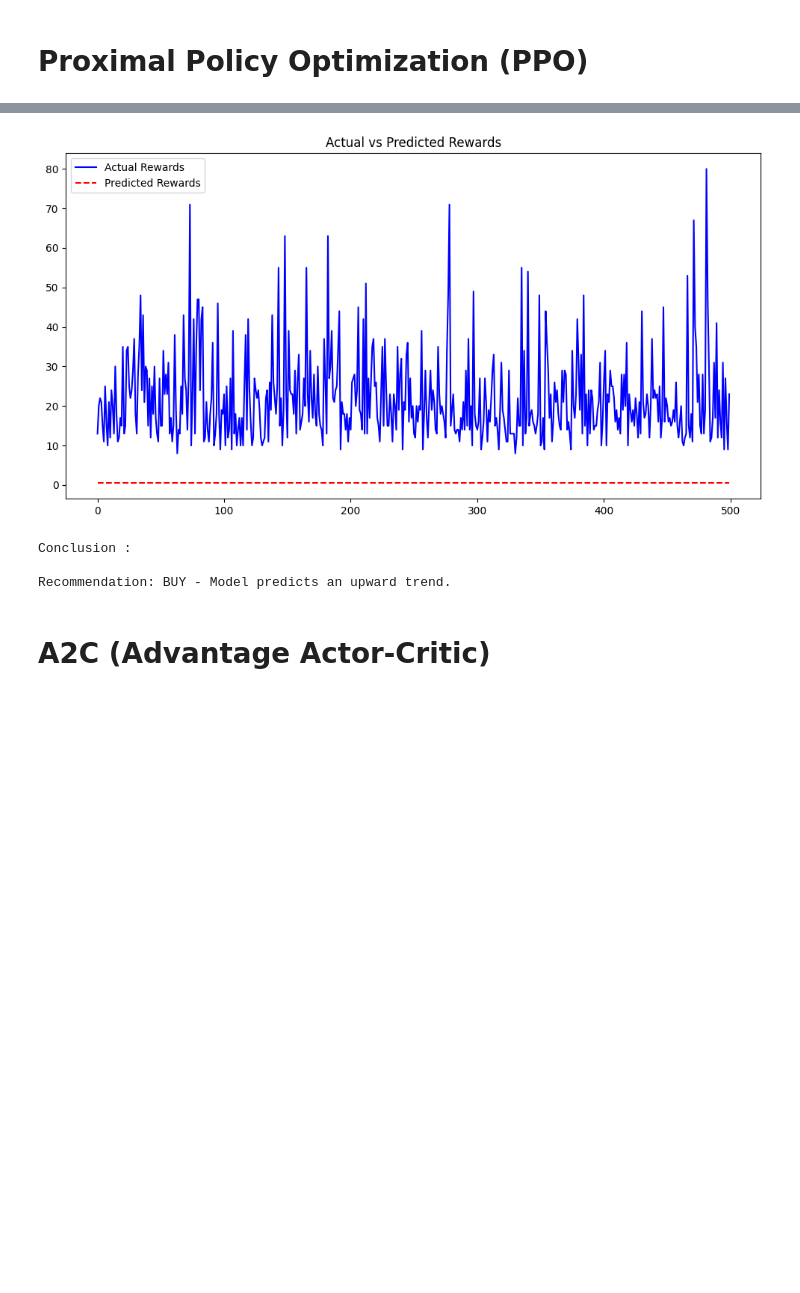
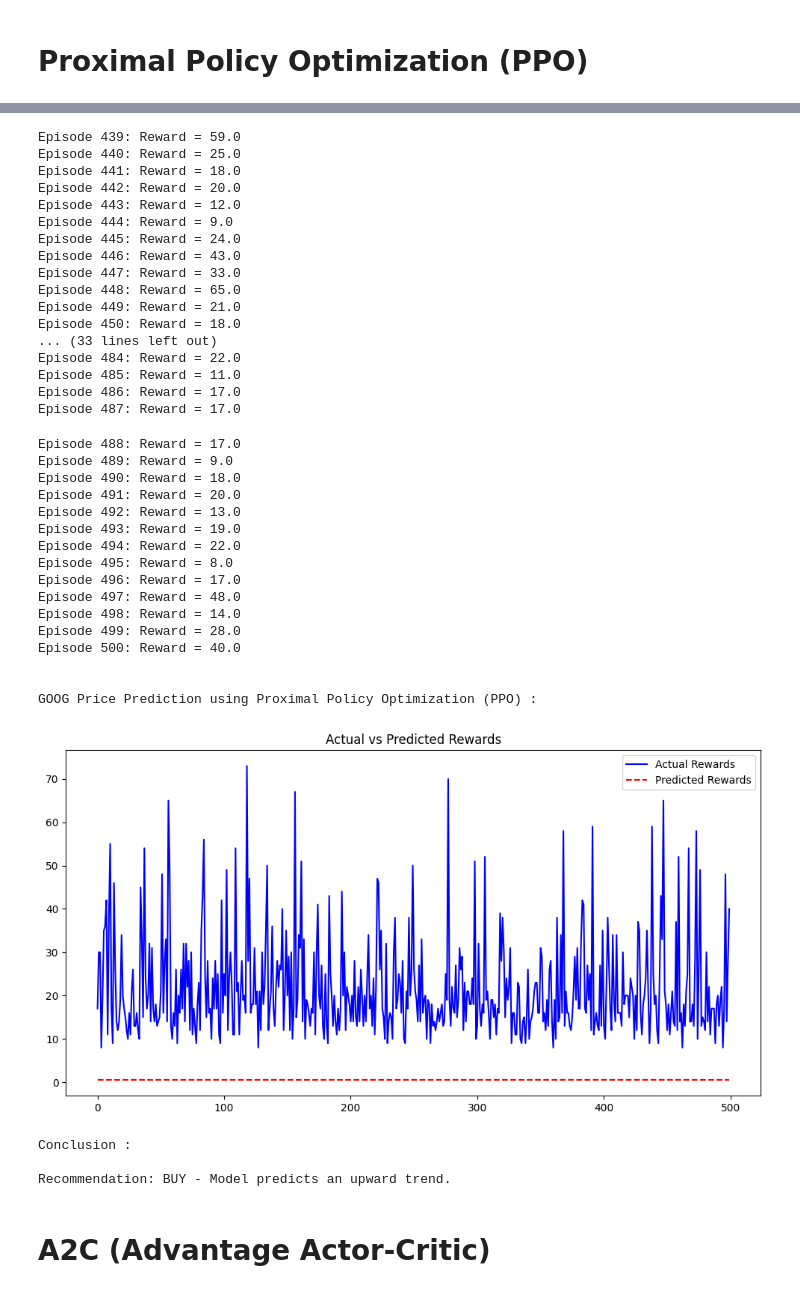
Before and after one commit to Hello-Kitty-1311/Stock-Analysis-V1, a Jupyter notebook: code.ipynb, the cells around one changed output, grey strips where cells are left out. Saved outputs shown, nothing was run; the diff lists cells and outputs as text; code cells hidden in the pictures; blank space fills up the shorter version.

```diff
--- a/code.ipynb
+++ b/code.ipynb
@@ -1491,6 +1491,10 @@ Prediction suggests SELL for GOOG.
 # %% [markdown]
 # Proximal Policy Optimization (PPO)
 # %%
+import numpy as np
+if not hasattr(np, 'bool8'):
+    np.bool8 = np.bool_
+
 class PolicyNetwork(nn.Module):
     def __init__(self, input_dim, output_dim):
         super(PolicyNetwork, self).__init__()
@@ -1627,7 +1767,40 @@ GOOG Price Prediction using Proximal Policy Optimization (PPO) :
+Episode 439: Reward = 59.0
+Episode 440: Reward = 25.0
+Episode 441: Reward = 18.0
+Episode 442: Reward = 20.0
+Episode 443: Reward = 12.0
+Episode 444: Reward = 9.0
+Episode 445: Reward = 24.0
+Episode 446: Reward = 43.0
+Episode 447: Reward = 33.0
+Episode 448: Reward = 65.0
+Episode 449: Reward = 21.0
+Episode 450: Reward = 18.0
+... (33 lines left out)
+Episode 484: Reward = 22.0
+Episode 485: Reward = 11.0
+Episode 486: Reward = 17.0
+Episode 487: Reward = 17.0
+Episode 488: Reward = 17.0
+Episode 489: Reward = 9.0
+Episode 490: Reward = 18.0
+Episode 491: Reward = 20.0
+Episode 492: Reward = 13.0
+Episode 493: Reward = 19.0
+Episode 494: Reward = 22.0
+Episode 495: Reward = 8.0
+Episode 496: Reward = 17.0
+Episode 497: Reward = 48.0
+Episode 498: Reward = 14.0
+Episode 499: Reward = 28.0
+Episode 500: Reward = 40.0
+
+
+GOOG Price Prediction using Proximal Policy Optimization (PPO) :
-[figure, old version]
+[figure, new version]
-Conclusion :
-
-Recommendation: BUY - Model predicts an upward trend.
+Conclusion :
+
+Recommendation: BUY - Model predicts an upward trend.
 # %% [markdown]
 # A2C (Advantage Actor-Critic)
 # %%
```
Also changed, not shown: parts of 26 cells of this notebook, 14 other files.
